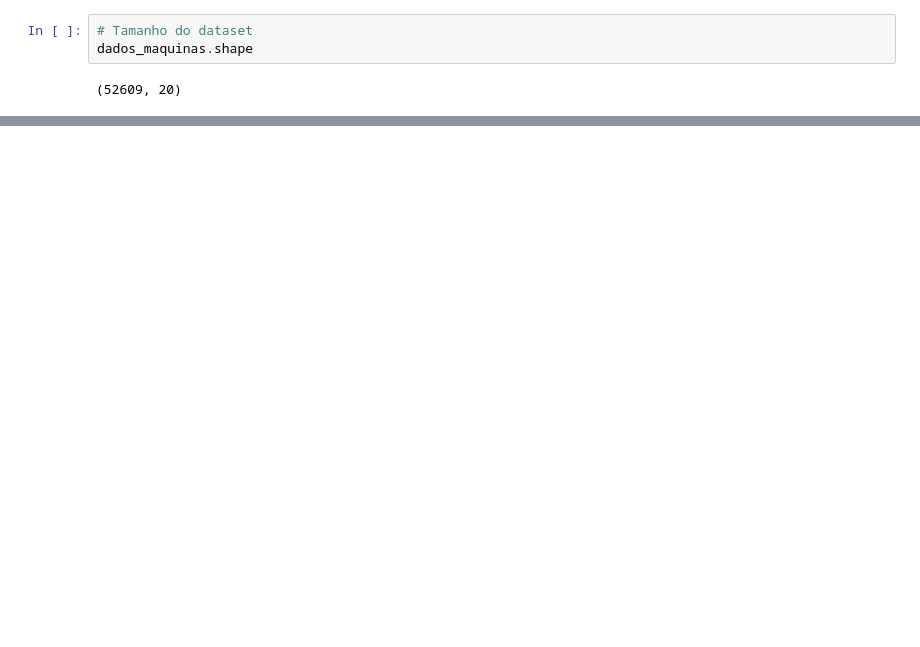
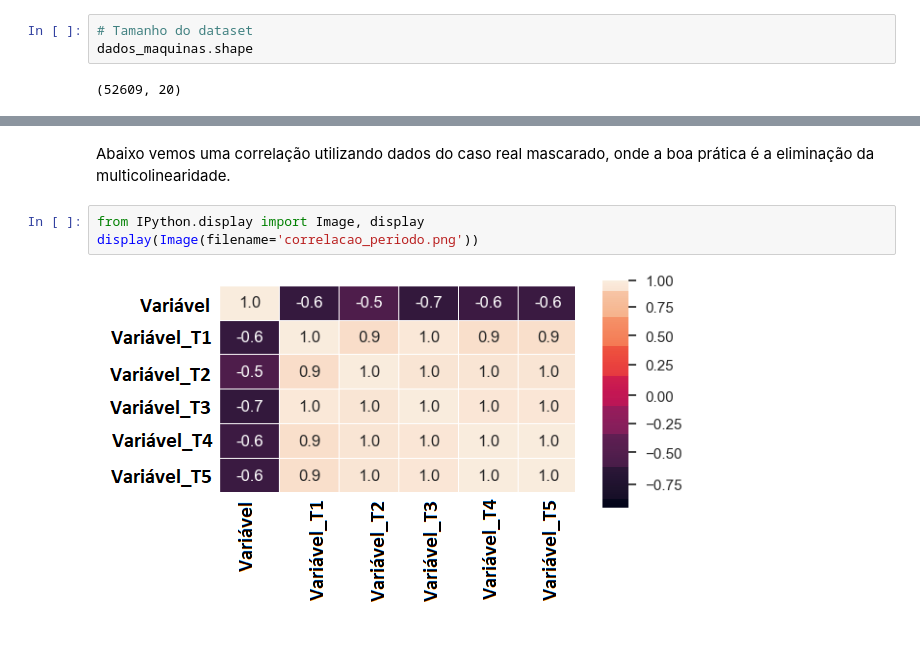
Before and after one commit to rhsouza/Regression-Gas_emission_forecast, a Jupyter notebook: Gas_emission_forecast.ipynb, the cells around one changed output, grey strips where cells are left out. Saved outputs shown, nothing was run; the diff lists cells and outputs as text; blank space fills up the shorter version.

```diff
--- a/Gas_emission_forecast.ipynb
+++ b/Gas_emission_forecast.ipynb
@@ -142,0 +194,7 @@ def shift(df, passos, variaveis_shift):
+# %% [markdown]
+Abaixo vemos uma correlação utilizando dados do caso real mascarado, onde a boa prática é a eliminação da multicolinearidade.
+# %%
+from IPython.display import Image, display
+display(Image(filename='correlacao_periodo.png'))
+# %% [output]
+[figure, added]
```
Also changed, not shown: parts of 14 cells of this notebook.
